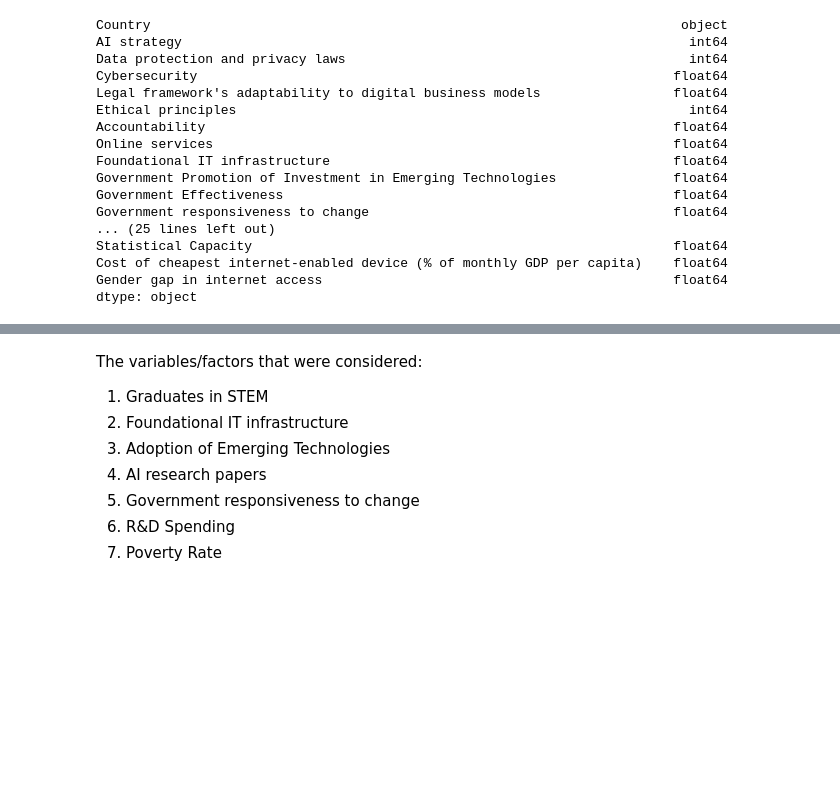
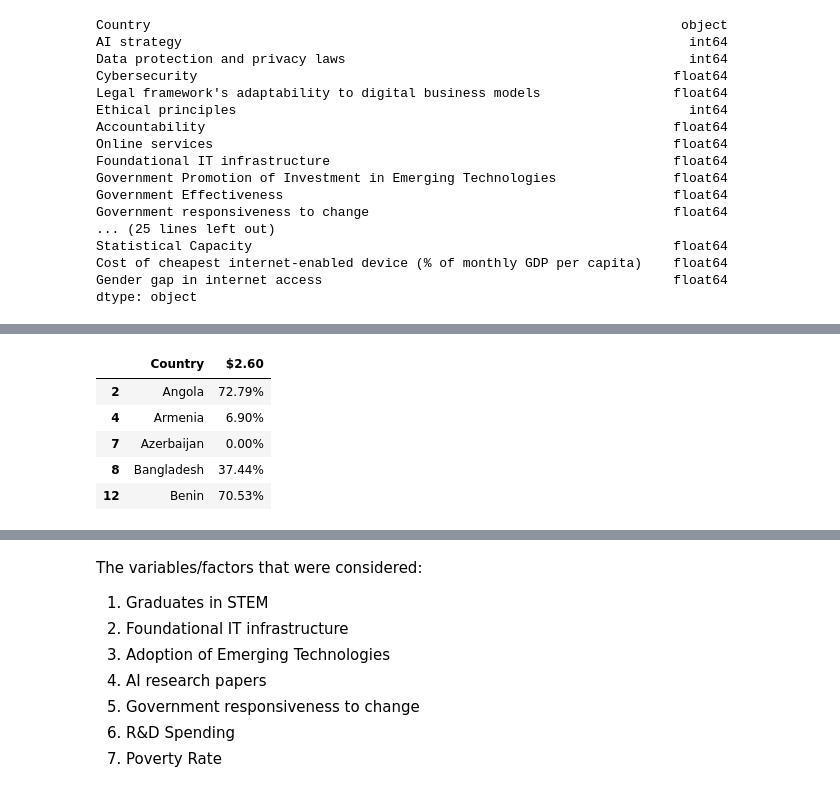
Before and after one commit to ojobo-tech/gisfordatascience, a Jupyter notebook: ps1_ai_adoption_map.ipynb, the cells around one changed output, grey strips where cells are left out. Saved outputs shown, nothing was run; the diff lists cells and outputs as text; code cells hidden in the pictures; blank space fills up the shorter version.

```diff
--- a/ps1_ai_adoption_map.ipynb
+++ b/ps1_ai_adoption_map.ipynb
@@ -243,0 +247,13 @@ ai_readiness_indicators.head(5)
+# %%
+#Data to use
+#Remove Empty Data
+poverty_rate=poverty_rate.iloc[1:, :]
+poverty_rate = poverty_rate[['Country','$2.60']]
+poverty_rate.head()
+# %% [output]
+|  | Country | $2.60 |
+| 2 | Angola | 72.79% |
+| 4 | Armenia | 6.90% |
+| 7 | Azerbaijan | 0.00% |
+| 8 | Bangladesh | 37.44% |
+| 12 | Benin | 70.53% |
```
Also changed, not shown: parts of 26 cells of this notebook.
